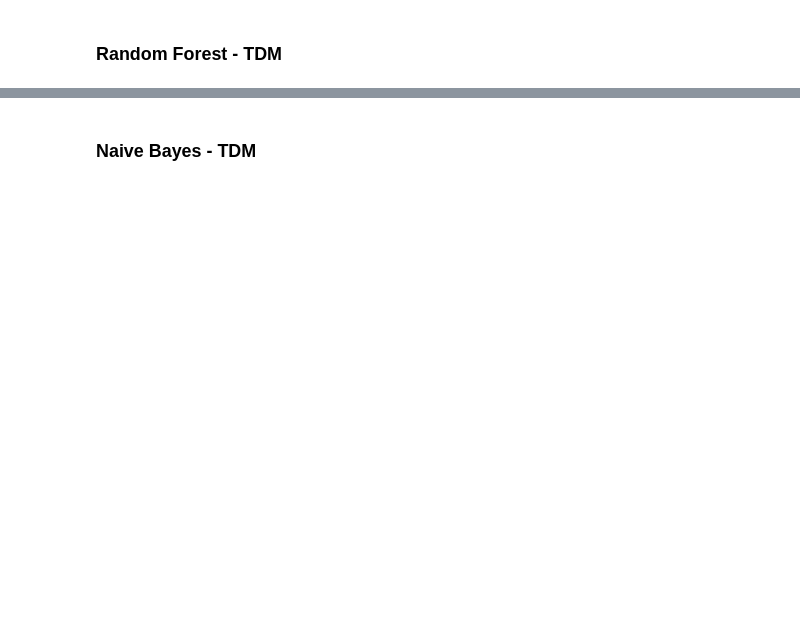
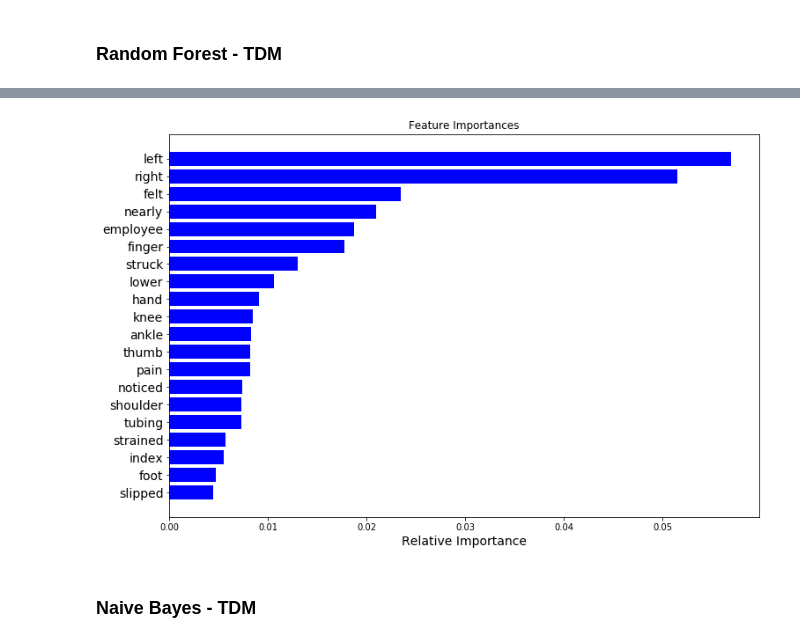
Before and after one commit to ist719-finalproject/FinalProject, a Jupyter notebook: IST718 Project - Kim,TS,Brandon,Amanda.ipynb, the cells around one changed output, grey strips where cells are left out. Saved outputs shown, nothing was run; the diff lists cells and outputs as text; code cells hidden in the pictures; blank space fills up the shorter version.

```diff
--- a/IST718 Project - Kim,TS,Brandon,Amanda.ipynb
+++ b/IST718 Project - Kim,TS,Brandon,Amanda.ipynb
@@ -812,3 +865,15 @@ print("Accuracy:",metrics.accuracy_score(y_test, y_pred))
+# %%
+importances = clf.feature_importances_
+indices = np.argsort(importances)[5255:]
+
+plt.figure(figsize=(12,8))
+plt.title('Feature Importances')
+plt.barh(range(20), importances[indices], color='b', align='center')
+plt.yticks(range(len(indices)), [feature_list[i] for i in indices], fontsize = 14)
+plt.xlabel('Relative Importance', fontsize = 14)
+plt.show()
+# %% [output]
+[figure, added]
 # %% [markdown]
 ### Naive Bayes - TDM
 # %%
```
Also changed, not shown: parts of 13 cells of this notebook.
